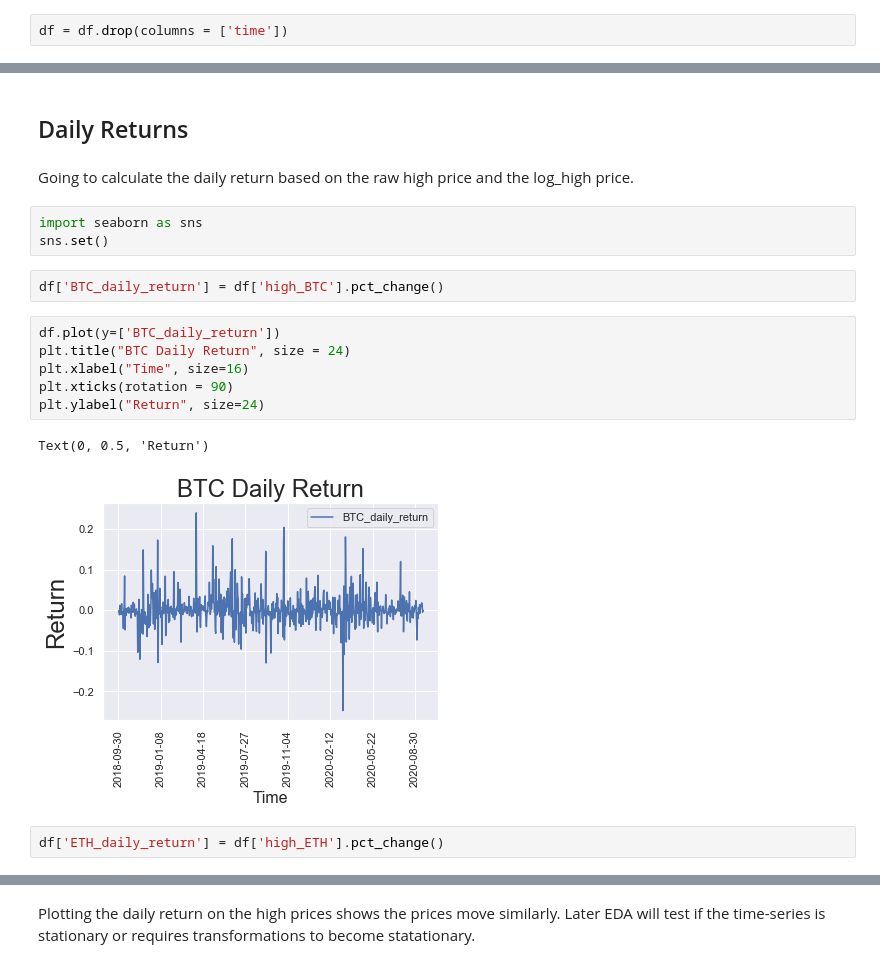
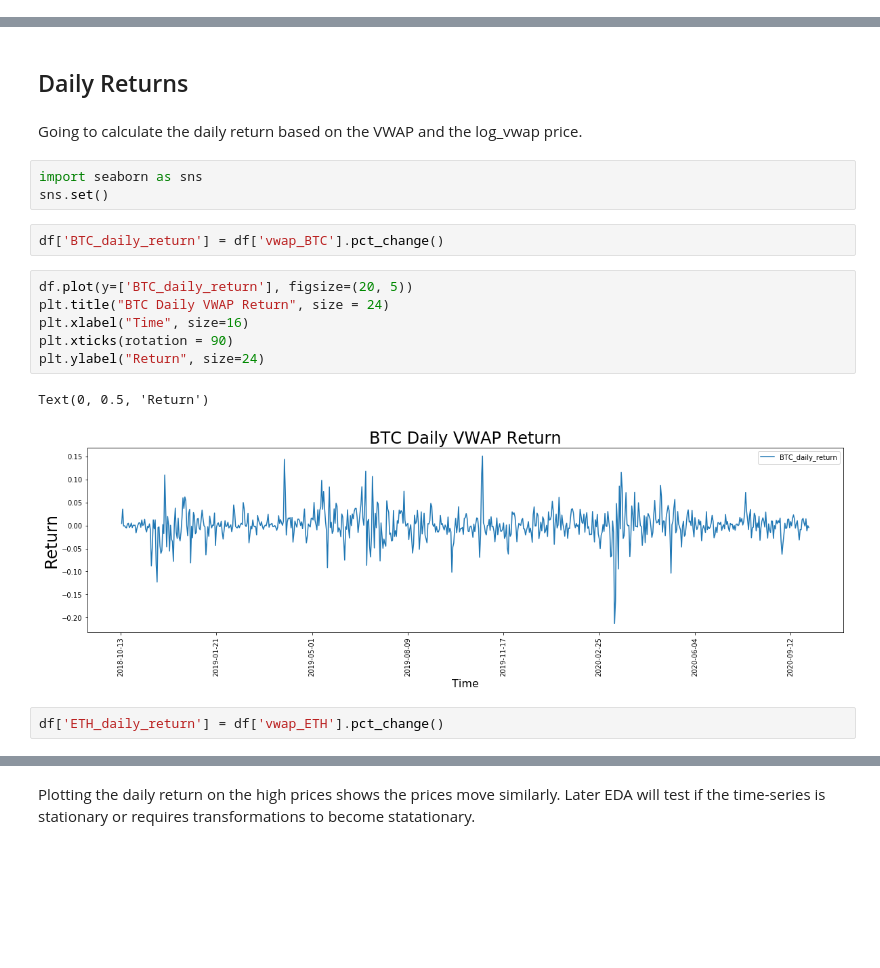
Before and after one commit to hank-butler/Third-Capstone, a Jupyter notebook: Third_Capstone_EDA.ipynb, the cells around one changed output, grey strips where cells are left out. Saved outputs shown, nothing was run; the diff lists cells and outputs as text; blank space fills up the shorter version.

```diff
--- a/Third_Capstone_EDA.ipynb
+++ b/Third_Capstone_EDA.ipynb
@@ -21,7 +21,5 @@ df.head()
 # %%
 df.set_index('dtime', inplace=True)
-# %%
-df = df.drop(columns = ['time'])
 # %%
 df.head()
 # %% [output]
@@ -71,21 +87,21 @@ The log transformation allows a better view of how the prices move in conjunctio
 # %% [markdown]
 ## Daily Returns
 # %% [markdown]
-Going to calculate the daily return based on the raw high price and the log_high price.
+Going to calculate the daily return based on the VWAP and the log_vwap price.
 # %%
 import seaborn as sns
 sns.set()
 # %%
-df['BTC_daily_return'] = df['high_BTC'].pct_change()
+df['BTC_daily_return'] = df['vwap_BTC'].pct_change()
 # %%
-df.plot(y=['BTC_daily_return'])
-plt.title("BTC Daily Return", size = 24)
+df.plot(y=['BTC_daily_return'], figsize=(20, 5))
+plt.title("BTC Daily VWAP Return", size = 24)
 plt.xlabel("Time", size=16)
 plt.xticks(rotation = 90)
 plt.ylabel("Return", size=24)
 # %% [output]
 Text(0, 0.5, 'Return')
-[figure, old version]
+[figure, new version]
 # %%
-df['ETH_daily_return'] = df['high_ETH'].pct_change()
+df['ETH_daily_return'] = df['vwap_ETH'].pct_change()
 # %%
```
Also changed, not shown: parts of 59 cells of this notebook.
